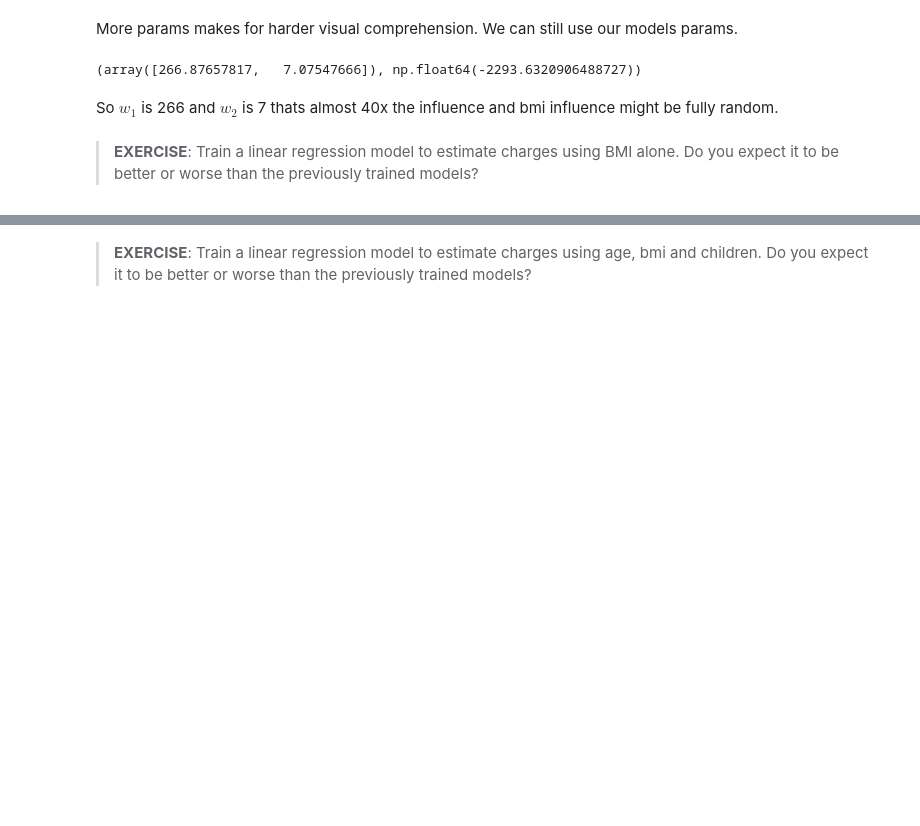
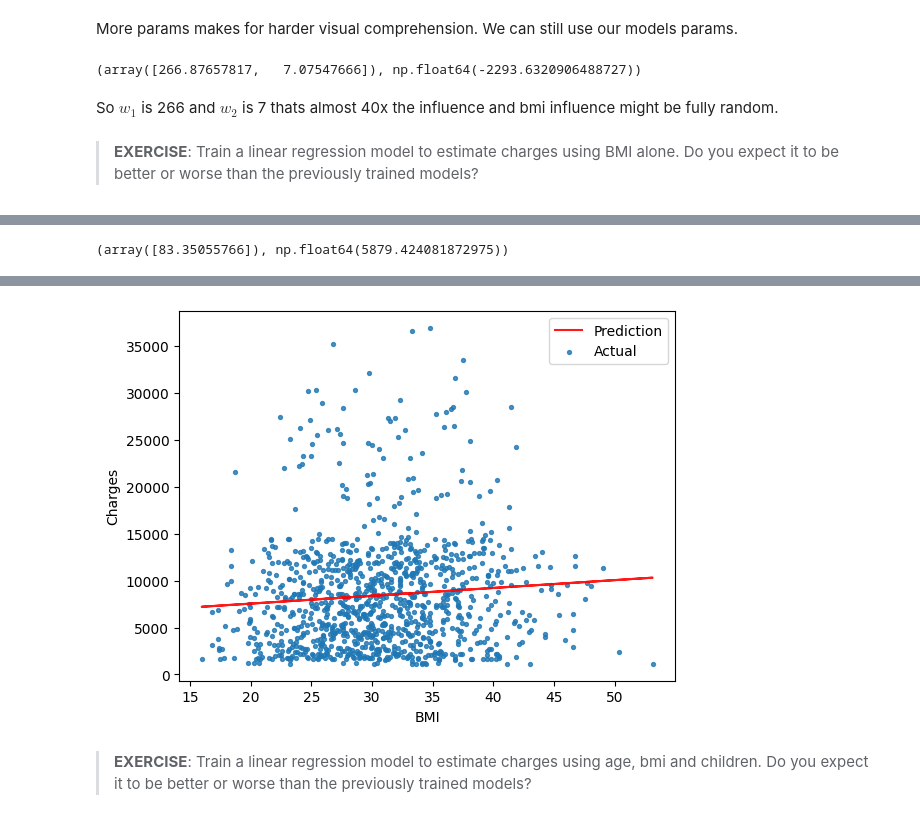
Before and after one commit to Slothay/MachineLearning, a Jupyter notebook: Day2/SciKitLearnMultiLinear.ipynb, the cells around one changed output, grey strips where cells are left out. Saved outputs shown, nothing was run; the diff lists cells and outputs as text; code cells hidden in the pictures; blank space fills up the shorter version.

```diff
--- a/Day2/SciKitLearnMultiLinear.ipynb
+++ b/Day2/SciKitLearnMultiLinear.ipynb
@@ -481,3 +482,15 @@ model.coef_, model.intercept_
 So $w_1$ is 266 and $w_2$ is 7 thats almost 40x the influence and bmi influence might be fully random.
 # %% [markdown]
 > **EXERCISE**: Train a linear regression model to estimate charges using BMI alone. Do you expect it to be better or worse than the previously trained models?
+# %%
+inputs = non_smoker_df[['bmi']]
+targets = non_smoker_df.charges
+
+model = LinearRegression().fit(inputs, targets)
+
+# Generate predictions
+predictions = model.predict(inputs)
+
+# Compute loss to evalute the model
+loss = rmse(targets, predictions)
+print('Loss:', loss)
@@ -483,0 +499,21 @@ So $w_1$ is 266 and $w_2$ is 7 thats almost 40x the influence and bmi influence
+# %%
+model.coef_,model.intercept_
+# %% [output]
+(array([83.35055766]), np.float64(5879.424081872975))
+# %%
+def try_parameters_bmi(w, b):
+    bmi = non_smoker_df.bmi
+    target = non_smoker_df.charges
+    predictions = estimate_charges(bmi, w, b)
+
+    plt.plot(bmi, predictions, 'r', alpha=0.9);
+    plt.scatter(bmi, target, s=8,alpha=0.8);
+    plt.xlabel('BMI');
+    plt.ylabel('Charges')
+    plt.legend(['Prediction', 'Actual']);
+
+    loss = rmse(target, predictions)
+    print("RMSE Loss: ", loss)
+# %%
+try_parameters_bmi(model.coef_, model.intercept_)
+# %% [output]
@@ -484,2 +521,3 @@ So $w_1$ is 266 and $w_2$ is 7 thats almost 40x the influence and bmi influence
+[figure, added]
 # %% [markdown]
 > **EXERCISE**: Train a linear regression model to estimate charges using age, bmi and children. Do you expect it to be better or worse than the previously trained models?
```
Also changed, not shown: parts of 8 cells of this notebook.
